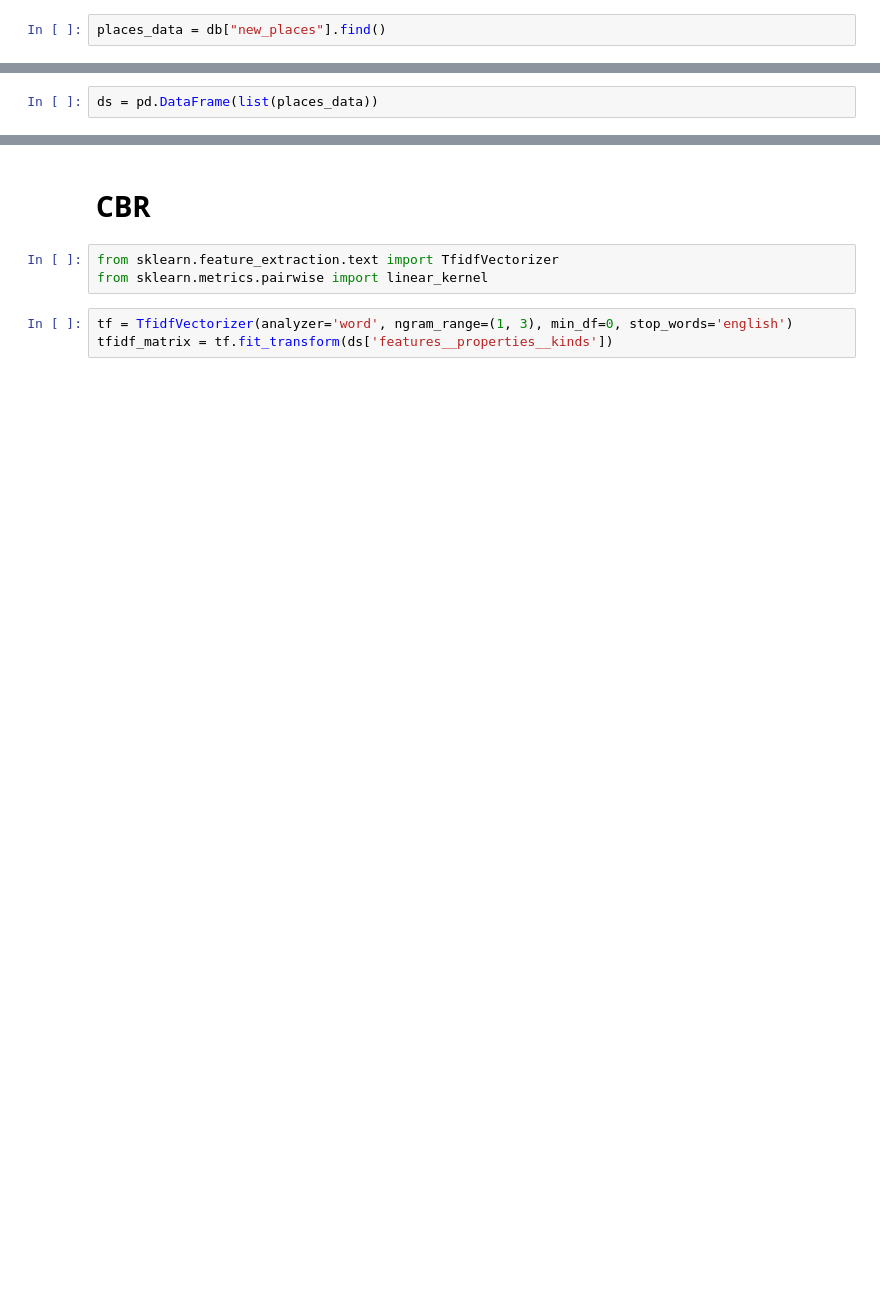
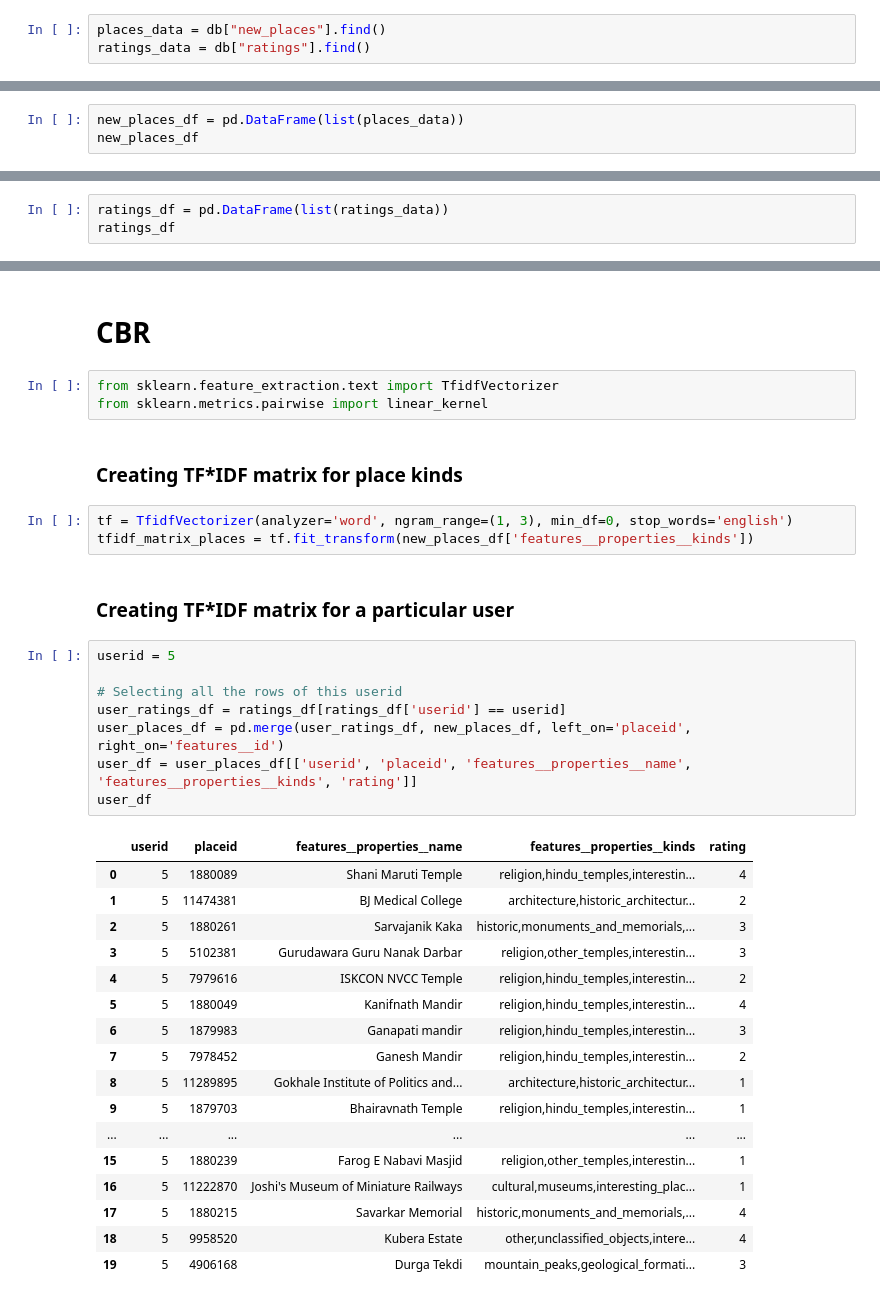
Before and after one commit to adwaitkulkarni2211/Capstone_Project, a Jupyter notebook: CBR/recommendations.ipynb, the cells around one changed output, grey strips where cells are left out. Saved outputs shown, nothing was run; the diff lists cells and outputs as text; blank space fills up the shorter version.

Commit message:
CBR with user history

```diff
--- a/CBR/recommendations.ipynb
+++ b/CBR/recommendations.ipynb
@@ -52,7 +52,9 @@ db = client["TripPlanner"]
 ### Retrieve data from collections
 # %%
 places_data = db["new_places"].find()
+ratings_data = db["ratings"].find()
 # %% [markdown]
 ### Create dataframes using retrieved data
 # %%
-ds = pd.DataFrame(list(places_data))
+new_places_df = pd.DataFrame(list(places_data))
+new_places_df
@@ -58,0 +75,3 @@ ds = pd.DataFrame(list(places_data))
+# %%
+ratings_df = pd.DataFrame(list(ratings_data))
+ratings_df
@@ -61,6 +94,36 @@ ds = pd.DataFrame(list(places_data))
 # %%
 from sklearn.feature_extraction.text import TfidfVectorizer
 from sklearn.metrics.pairwise import linear_kernel
+# %% [markdown]
+### Creating TF*IDF matrix for place kinds
 # %%
 tf = TfidfVectorizer(analyzer='word', ngram_range=(1, 3), min_df=0, stop_words='english')
-tfidf_matrix = tf.fit_transform(ds['features__properties__kinds'])
+tfidf_matrix_places = tf.fit_transform(new_places_df['features__properties__kinds'])
+# %% [markdown]
+### Creating TF*IDF matrix for a particular user
+# %%
+userid = 5
+
+# Selecting all the rows of this userid
+user_ratings_df = ratings_df[ratings_df['userid'] == userid]
+user_places_df = pd.merge(user_ratings_df, new_places_df, left_on='placeid', right_on='features__id')
+user_df = user_places_df[['userid', 'placeid', 'features__properties__name', 'features__properties__kinds', 'rating']]
+user_df
+# %% [output]
+|  | userid | placeid | features__properties__name | features__properties__kinds | rating |
+| 0 | 5 | 1880089 | Shani Maruti Temple | religion,hindu_temples,interestin... | 4 |
+| 1 | 5 | 11474381 | BJ Medical College | architecture,historic_architectur... | 2 |
+| 2 | 5 | 1880261 | Sarvajanik Kaka | historic,monuments_and_memorials,... | 3 |
+| 3 | 5 | 5102381 | Gurudawara Guru Nanak Darbar | religion,other_temples,interestin... | 3 |
+| 4 | 5 | 7979616 | ISKCON NVCC Temple | religion,hindu_temples,interestin... | 2 |
+| 5 | 5 | 1880049 | Kanifnath Mandir | religion,hindu_temples,interestin... | 4 |
+| 6 | 5 | 1879983 | Ganapati mandir | religion,hindu_temples,interestin... | 3 |
+| 7 | 5 | 7978452 | Ganesh Mandir | religion,hindu_temples,interestin... | 2 |
+| 8 | 5 | 11289895 | Gokhale Institute of Politics and... | architecture,historic_architectur... | 1 |
+| 9 | 5 | 1879703 | Bhairavnath Temple | religion,hindu_temples,interestin... | 1 |
+| ... | ... | ... | ... | ... | ... |
+| 15 | 5 | 1880239 | Farog E Nabavi Masjid | religion,other_temples,interestin... | 1 |
+| 16 | 5 | 11222870 | Joshi's Museum of Miniature Railways | cultural,museums,interesting_plac... | 1 |
+| 17 | 5 | 1880215 | Savarkar Memorial | historic,monuments_and_memorials,... | 4 |
+| 18 | 5 | 9958520 | Kubera Estate | other,unclassified_objects,intere... | 4 |
+| 19 | 5 | 4906168 | Durga Tekdi | mountain_peaks,geological_formati... | 3 |
```
Also changed, not shown: parts of 10 cells of this notebook, 1 other file.
